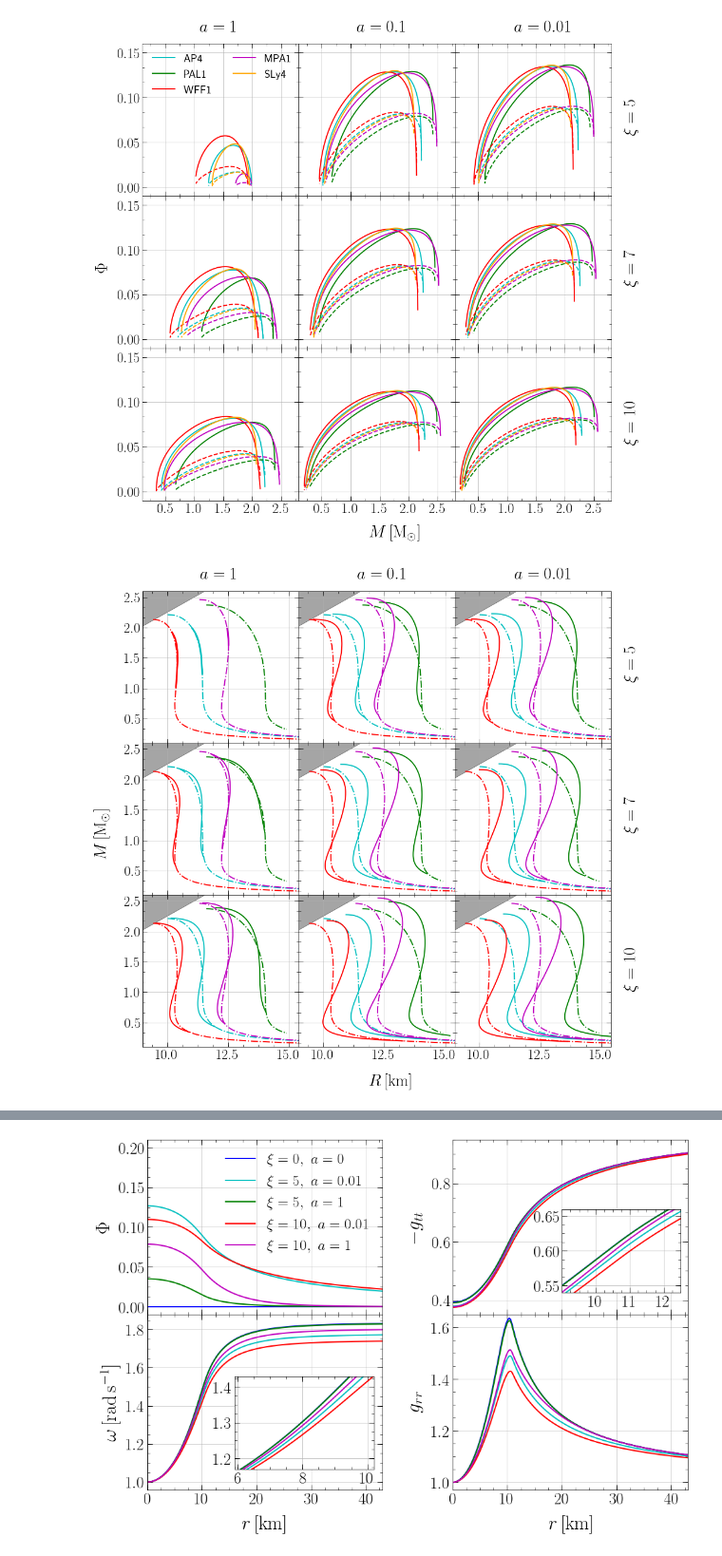
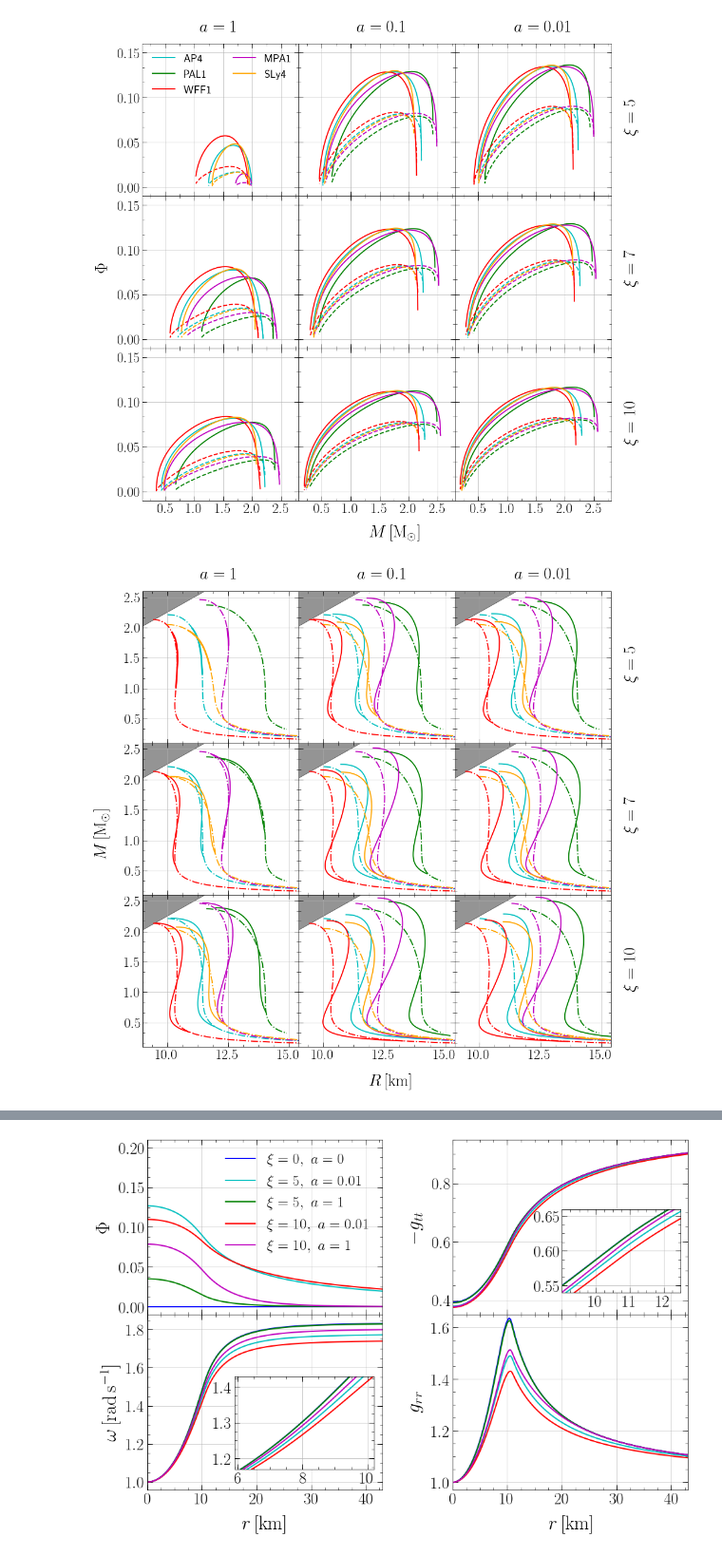
Before and after one commit to GravYong/scalarized_ns, a Jupyter notebook: Plot.ipynb, the cells around one changed output, grey strips where cells are left out. Shown at 95% size. Saved outputs shown, nothing was run; the diff lists cells and outputs as text; code cells hidden in the pictures.

```diff
--- a/Plot.ipynb
+++ b/Plot.ipynb
@@ -105,7 +105,7 @@ plt.savefig("Phi.pdf", format='pdf', bbox_inches="tight")
 # %% [output]
 [figure]
 # %%
-names= ['AP4','PAL1','WFF1','MPA1']
+names= ['AP4','PAL1','WFF1','MPA1','SLy4']
 numbers=['1', '01', '001']
 colors = ['c', 'g', 'r', 'm', 'orange',  'y', 'grey']
 fig, axs = plt.subplots(3, 3,figsize=(15,15),sharex=True, sharey=True)
@@ -165,32 +165,32 @@ for j in range(len(names)):
         axs[1,i].plot(R2[index::-1],M2[index::-1],linewidth=2, color=colors[j],linestyle='-.')
         axs[1,i].grid(alpha=0.8)
 
         data3 = np.genfromtxt('data/'+ names[j]+ '_10_'+numbers[i]+'.txt')
         M1, R1 = data3[:,1]/Ms, data3[:, 3]/10**5
         index=np.where(M1==max(M1))[0][0]
         axs[2,i].plot(R1[index::-1],M1[index::-1],linewidth=2, color=colors[j])
 
         Ra=np.linspace(6,18,100)
         MB=Ra*10**5*c**2/3/G/Ms
         axs[2,i].fill_between(Ra, MB, 2.6,color='black',alpha=0.1)
 #         axs[2,i].plot(Ra,MB, color='black',linewidth=2,alpha=0.6)
         axs[2,i].grid(alpha=0.8)
 
         data31=np.genfromtxt('data/'+'TOV_4eqs_'+ names[j]+ '.txt')
         M2, R2 = data31[:,1]/Ms, data31[:, 3]/10**5
         index=np.where(M2==max(M2))[0][0]
         axs[2,i].plot(R2[index::-1],M2[index::-1],linewidth=2, color=colors[j],linestyle='-.')
 
 
 fig.text(0.06, 0.5, r'$M\,[{\rm M_{\odot}}]$', ha='center', fontsize=30,rotation='vertical')
 fig.text(0.5, 0.06, r'$R\,[\rm km]$' ,fontsize=30)
 fig.text(0.92, 0.77, r'$\xi=5$' ,fontsize=30, rotation='90')
 fig.text(0.92, 0.52, r'$\xi=7$' ,fontsize=30, rotation='90')
 fig.text(0.92, 0.27, r'$\xi=10$' ,fontsize=30, rotation='90')
 fig.text(0.22, 0.9, r'$a=1$' ,fontsize=30)
 fig.text(0.48, 0.9, r'$a=0.1$' ,fontsize=30)
 fig.text(0.74, 0.9, r'$a=0.01$' ,fontsize=30)
 plt.savefig("MR.pdf", format='pdf', bbox_inches="tight")
 # %% [output]
-[figure, old version]
+[figure, new version]
 # %%
```
Also changed, not shown: parts of 1 cell of this notebook, 6 other files.
